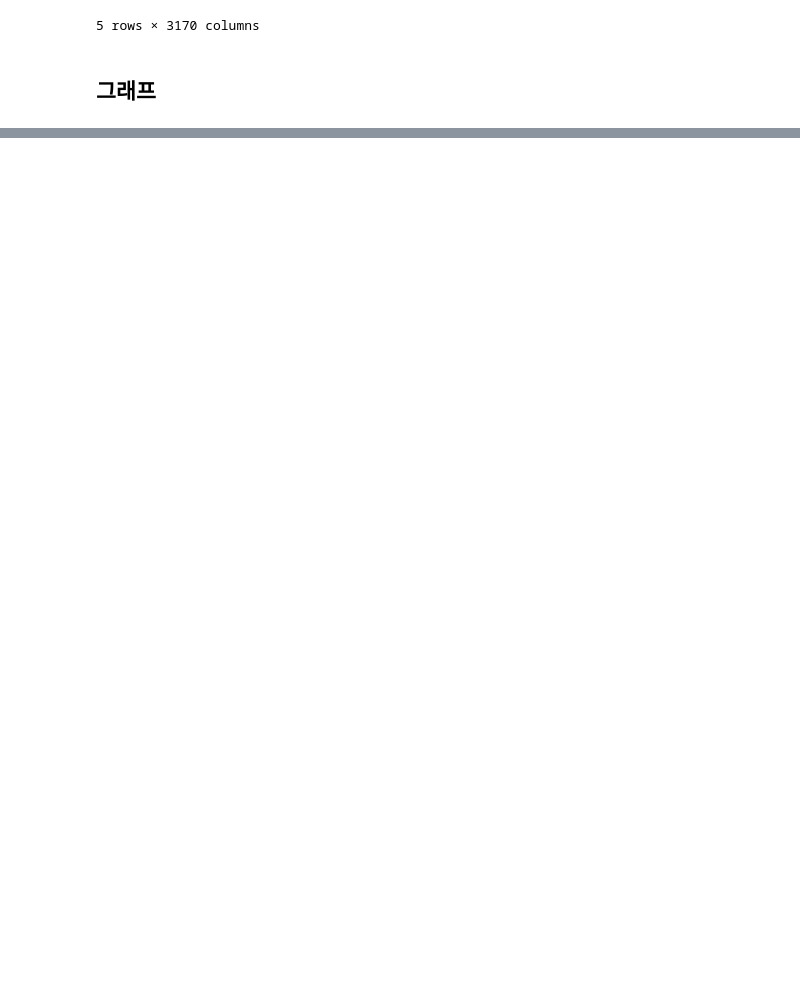
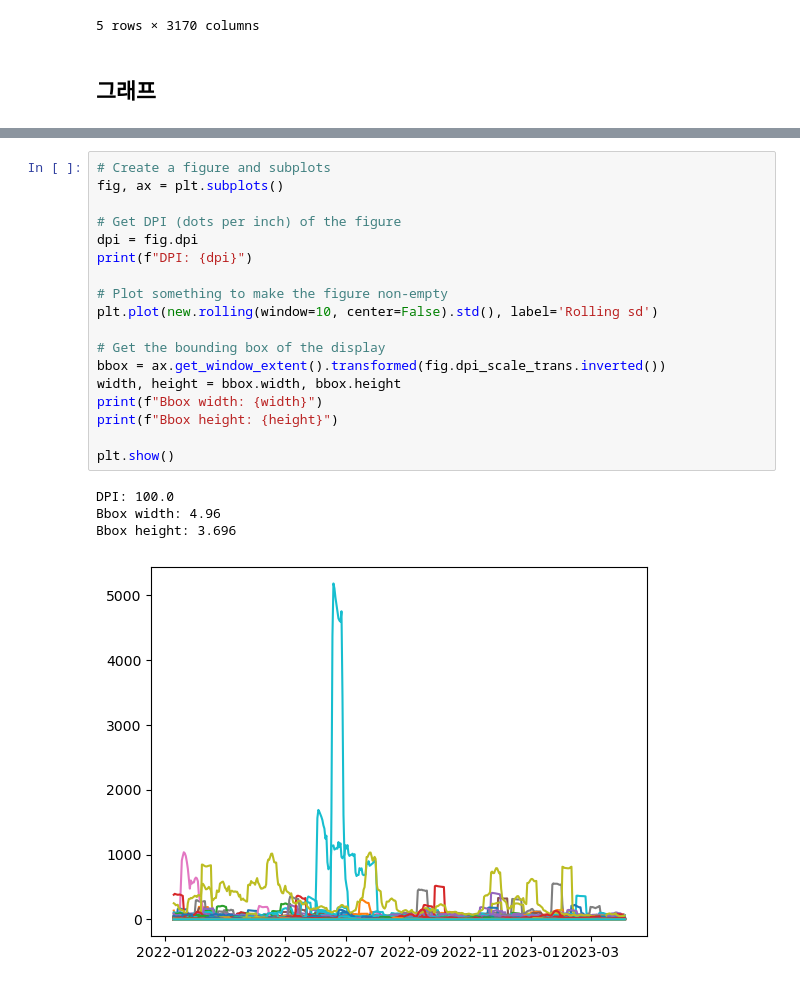
Before and after one commit to UIJIh/2023_S_LGAimers_3, a Jupyter notebook: lgaimers_3_hackathon_brand.csv.ipynb, the cells around one changed output, grey strips where cells are left out. Saved outputs shown, nothing was run; the diff lists cells and outputs as text; blank space fills up the shorter version.

```diff
--- a/lgaimers_3_hackathon_brand.csv.ipynb
+++ b/lgaimers_3_hackathon_brand.csv.ipynb
@@ -176,0 +196,23 @@ ValueError: Image size of 840x132818 pixels is too large. It must be less than 2
+# %%
+# Create a figure and subplots
+fig, ax = plt.subplots()
+
+# Get DPI (dots per inch) of the figure
+dpi = fig.dpi
+print(f"DPI: {dpi}")
+
+# Plot something to make the figure non-empty
+plt.plot(new.rolling(window=10, center=False).std(), label='Rolling sd')
+
+# Get the bounding box of the display
+bbox = ax.get_window_extent().transformed(fig.dpi_scale_trans.inverted())
+width, height = bbox.width, bbox.height
+print(f"Bbox width: {width}")
+print(f"Bbox height: {height}")
+
+plt.show()
+# %% [output]
+DPI: 100.0
+Bbox width: 4.96
+Bbox height: 3.696
+[figure, added]
```
Also changed, not shown: parts of 4 cells of this notebook.
